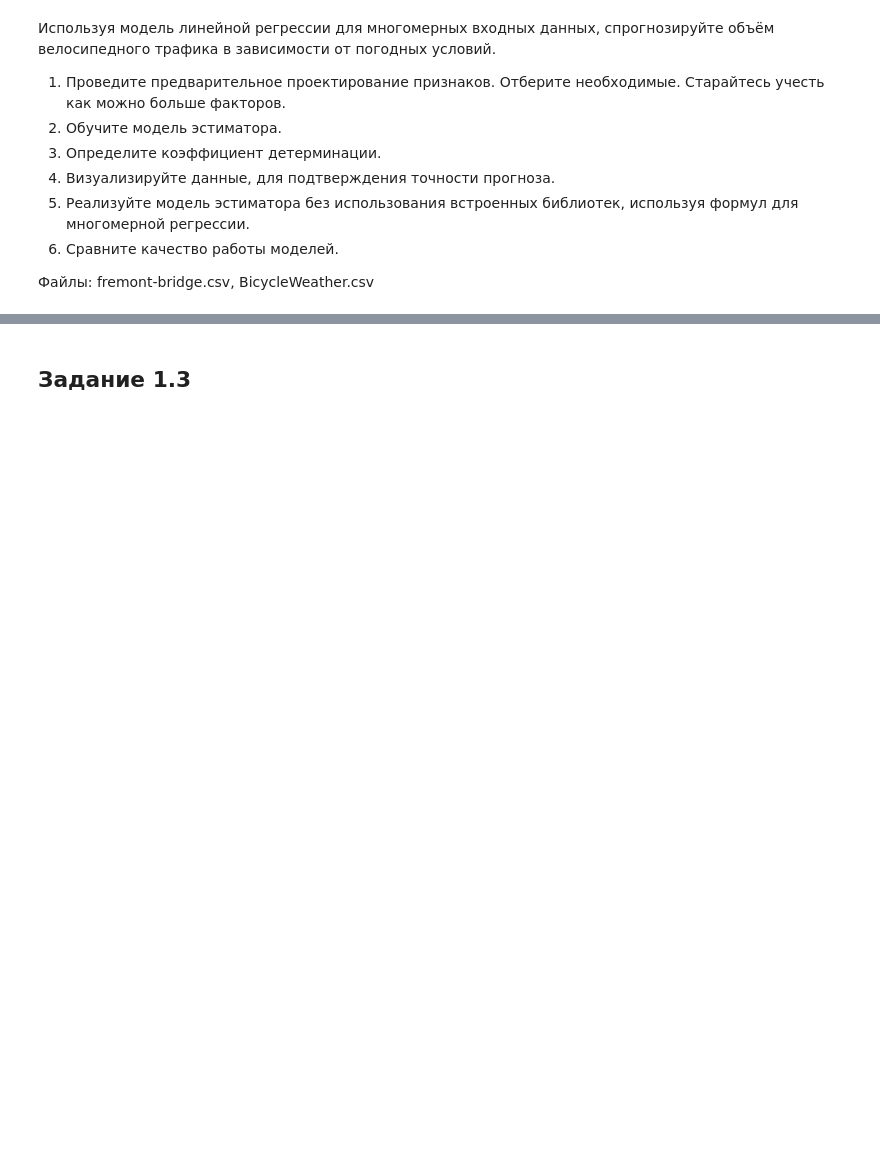
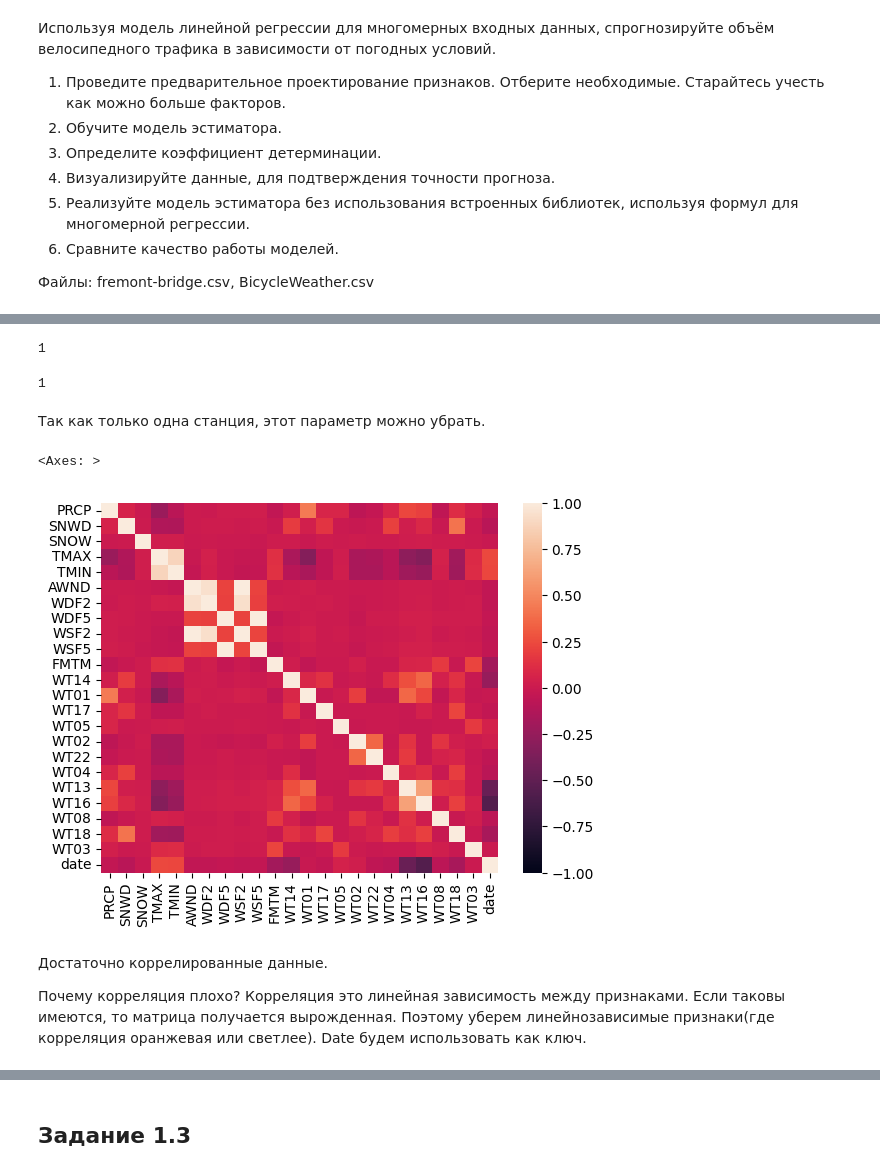
Before and after one commit to natallia-zzz/bsu_masters, a Jupyter notebook: lab_1/ML_LR1_2023.ipynb, the cells around one changed output, grey strips where cells are left out. Cells and saved outputs as stored; diff of their text form; code cells hidden in the pictures; blank space fills up the shorter version.

```diff
--- a/lab_1/ML_LR1_2023.ipynb
+++ b/lab_1/ML_LR1_2023.ipynb
@@ -143,0 +176,25 @@ weather.head()
+# %%
+weather.STATION.nunique()
+# %% [output]
+1
+# %%
+weather.STATION_NAME.nunique()
+# %% [output]
+1
+# %% [markdown]
+Так как только одна станция, этот параметр можно убрать.
+# %%
+weather = weather.drop(columns=["STATION", "STATION_NAME"])
+# %%
+weather["date"] = pd.to_datetime(weather.DATE, format="%Y%m%d")
+weather = weather.drop(columns="DATE")
+# %%
+corr = weather.corr()
+sns.heatmap(corr, vmin= -1, vmax= 1)
+# %% [output]
+<Axes: >
+[figure, added]
+# %% [markdown]
+Достаточно коррелированные данные.
+
+Почему корреляция плохо? Корреляция это линейная зависимость между признаками. Если таковы имеются, то матрица получается вырожденная. Поэтому уберем линейнозависимые признаки(где корреляция оранжевая или светлее). Date будем использовать как ключ.
```
Also changed, not shown: parts of 18 cells of this notebook.
